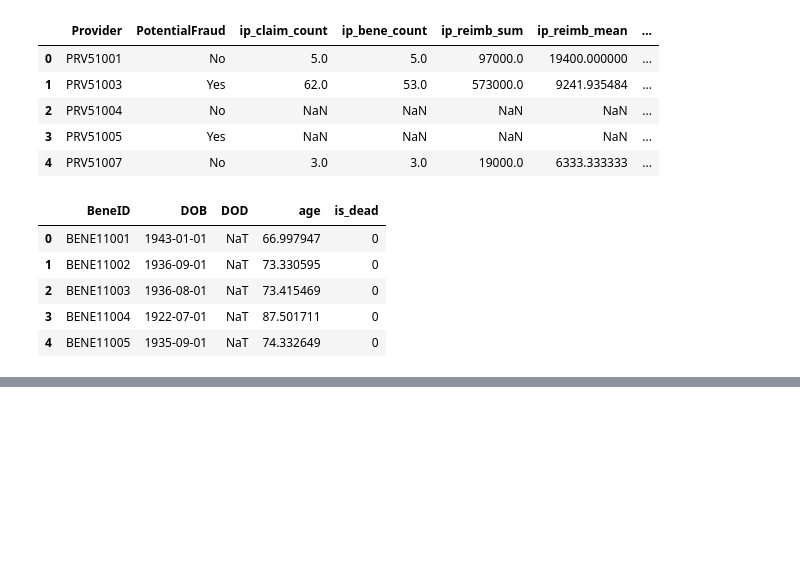
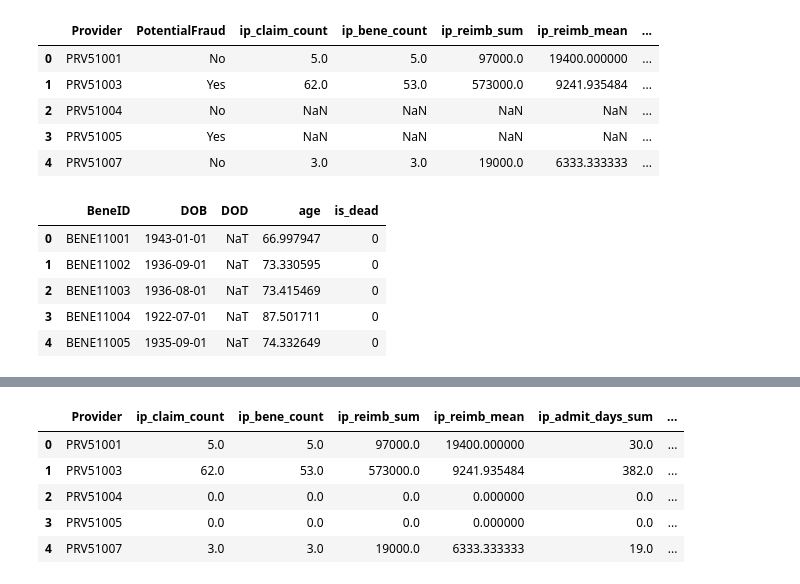
Before and after one commit to habiba-11/fraud_detection_project, a Jupyter notebook: notebooks/01_data_exploration_and_feature_engineering.ipynb, the cells around one changed output, grey strips where cells are left out. Saved outputs shown, nothing was run; the diff lists cells and outputs as text; code cells hidden in the pictures; blank space fills up the shorter version.

```diff
--- a/notebooks/01_data_exploration_and_feature_engineering.ipynb
+++ b/notebooks/01_data_exploration_and_feature_engineering.ipynb
@@ -211,0 +330,25 @@ benef_df[["BeneID", "DOB", "DOD", "age", "is_dead"]].head()
+# %%
+# Cell 13: Clean numeric NaNs + encode target
+
+# 1) Find numeric columns
+numeric_cols = provider_df.select_dtypes(include=[np.number]).columns
+
+# 2) Fill missing numeric values with 0 (simple strategy)
+provider_df[numeric_cols] = provider_df[numeric_cols].fillna(0)
+
+# 3) Encode PotentialFraud as 0/1 binary label
+#    Assuming PotentialFraud is "Yes"/"No"
+provider_df["FraudLabel"] = (provider_df["PotentialFraud"] == "Yes").astype(int)
+
+# 4) Optionally drop original string label (keep only numeric)
+#    You can keep it if you want for readability
+provider_df = provider_df.drop(columns=["PotentialFraud"])
+
+provider_df.head()
+# %% [output]
+|  | Provider | ip_claim_count | ip_bene_count | ip_reimb_sum | ip_reimb_mean | ip_admit_days_sum | ... |
+| 0 | PRV51001 | 5.0 | 5.0 | 97000.0 | 19400.000000 | 30.0 | ... |
+| 1 | PRV51003 | 62.0 | 53.0 | 573000.0 | 9241.935484 | 382.0 | ... |
+| 2 | PRV51004 | 0.0 | 0.0 | 0.0 | 0.000000 | 0.0 | ... |
+| 3 | PRV51005 | 0.0 | 0.0 | 0.0 | 0.000000 | 0.0 | ... |
+| 4 | PRV51007 | 3.0 | 3.0 | 19000.0 | 6333.333333 | 19.0 | ... |
```
Also changed, not shown: parts of 6 cells of this notebook.
